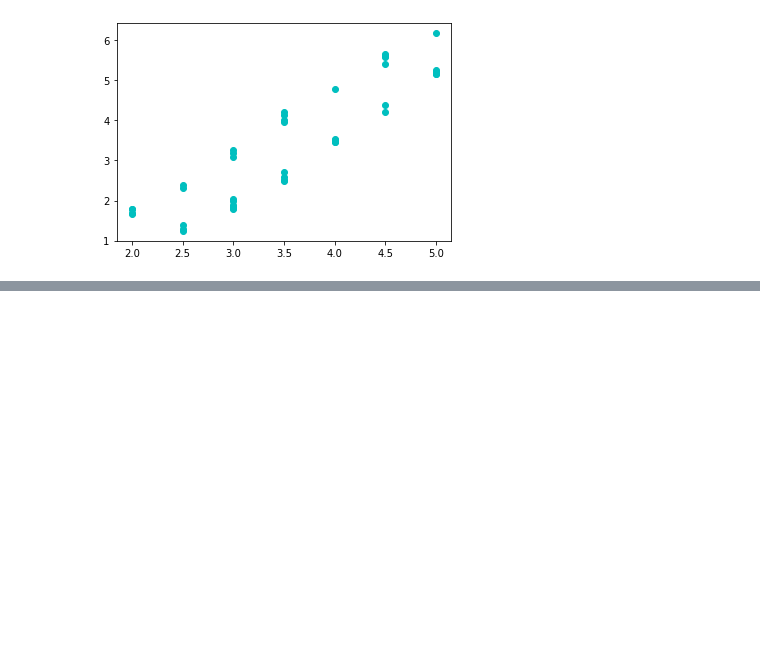
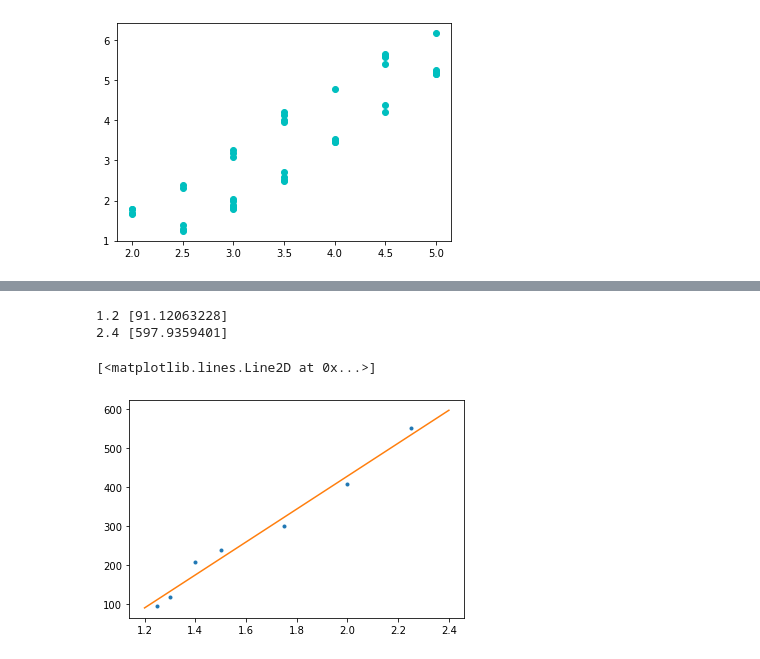
Before and after one commit to tibitTW/collage-senior-project, a Jupyter notebook: solder_speed_experiment/plot.ipynb, the cells around one changed output, grey strips where cells are left out. Cells and saved outputs as stored; diff of their text form; code cells hidden in the pictures; blank space fills up the shorter version.

```diff
--- a/solder_speed_experiment/plot.ipynb
+++ b/solder_speed_experiment/plot.ipynb
@@ -73,0 +93,16 @@ plt.plot(voltage, mm_per_second, 'co')
+# %%
+x1, y1 = 1.2, model.predict([[1.2]])
+x2, y2 = 2.4, model.predict([[2.4]])
+print(x1, y1)
+print(x2, y2)
+# %% [output]
+1.2 [91.12063228]
+2.4 [597.9359401]
+# %%
+X = np.array([1.25, 1.3, 1.4, 1.5, 1.75, 2, 2.25])
+Y = np.array([96, 120, 210, 240, 300, 408, 552])
+plt.plot(X, Y, '.')
+plt.plot([x1, x2], [y1, y2], '-')
+# %% [output]
+[<matplotlib.lines.Line2D at 0x...>]
+[figure, added]
```
Also changed, not shown: parts of 5 cells of this notebook, 2 other files.
